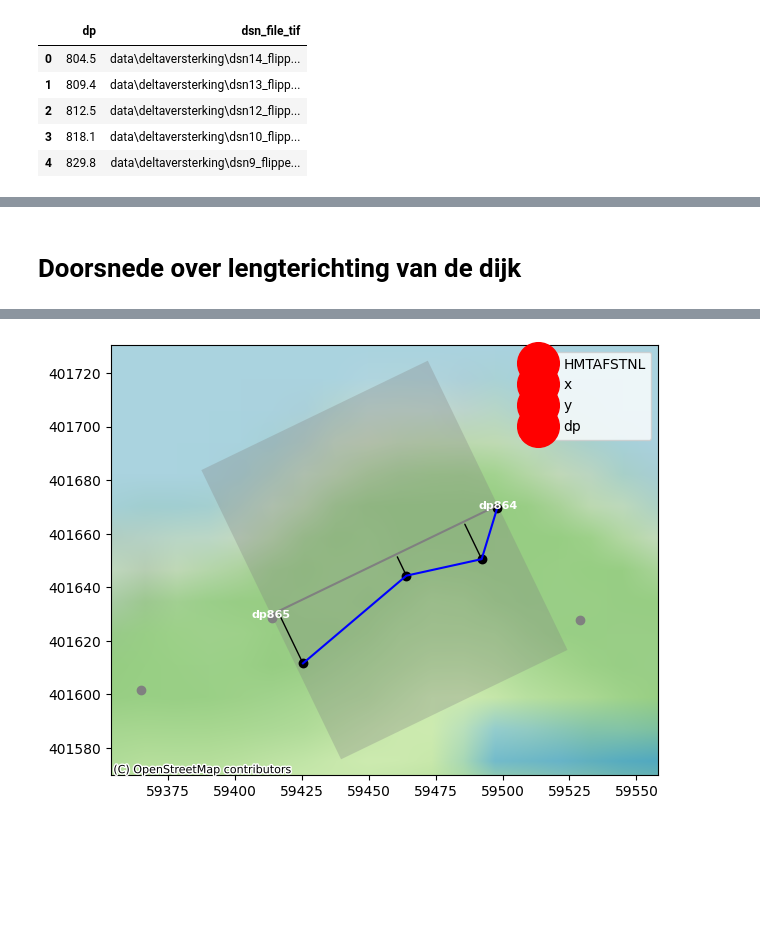
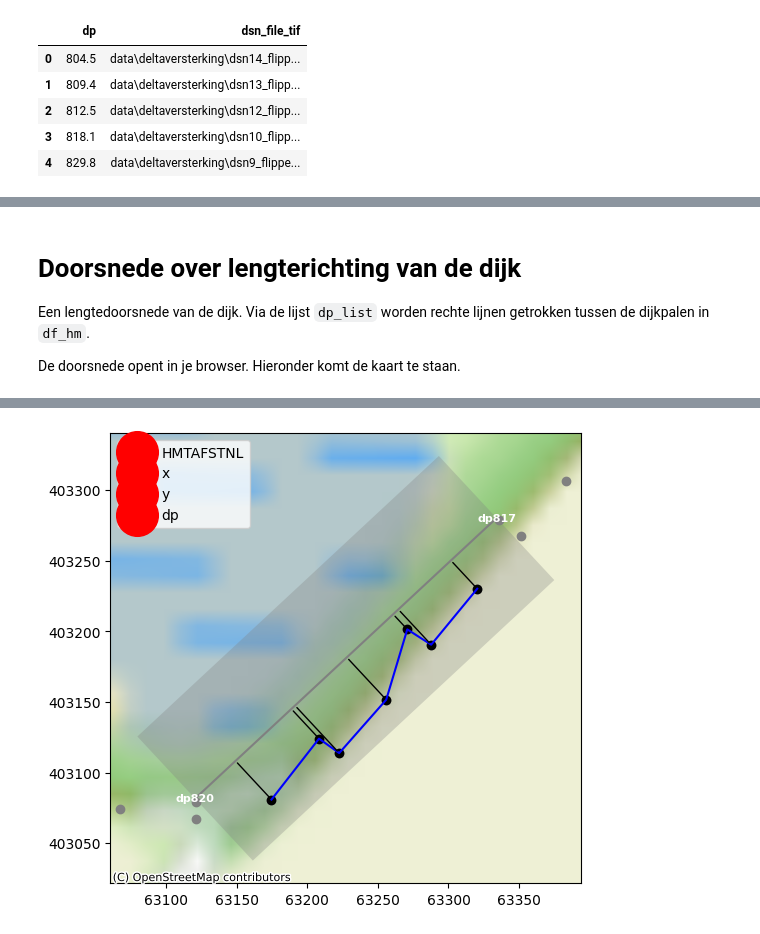
Before and after one commit to scheldestromen/dijkzicht, a Jupyter notebook: dijkzicht.ipynb, the cells around one changed output, grey strips where cells are left out. Drawn from its saved outputs; the diff is of its cells as text; code cells hidden in the pictures; blank space fills up the shorter version.

```diff
--- a/dijkzicht.ipynb
+++ b/dijkzicht.ipynb
@@ -59,8 +65,12 @@ df_gwl.head()
 | 4 | Os_dp854-0_KR_L | 60365.199 | 401826.835 | 24B_003 | 30 | -3.02 | -4.02 | 6.678 | 6.54 | ... |
 # %% [markdown]
 # Doorsnede over lengterichting van de dijk
+
+Een lengtedoorsnede van de dijk. Via de lijst `dp_list` worden rechte lijnen getrokken tussen de dijkpalen in `df_hm`.
+
+De doorsnede opent in je browser. Hieronder komt de kaart te staan.
 # %%
-dp_list = [864, 865]
+dp_list = [817, 820]
 fig, profile = dzf.plot_geoprofile(
     geoprofile_cols, df_hm, dp_list, buffer=60,
     projectname=f"Langs dijktraject Os{min(dp_list)}-{max(dp_list)}_Robertson",
@@ -71,3 +83,3 @@ WARNING:root:porePressureU2 not in data dictionary CPT000000227996.
-[figure, old version]
+[figure, new version]
 # %% [markdown]
 # Doorsnede maken bij dijkpaal
```
Also changed, not shown: parts of 9 cells of this notebook, 13 other files.
